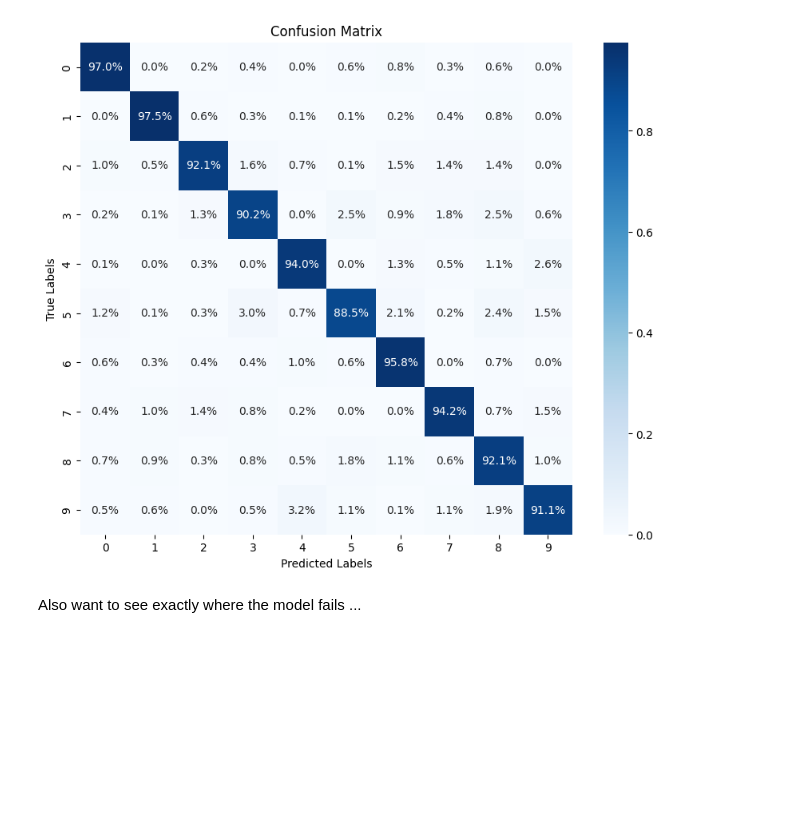
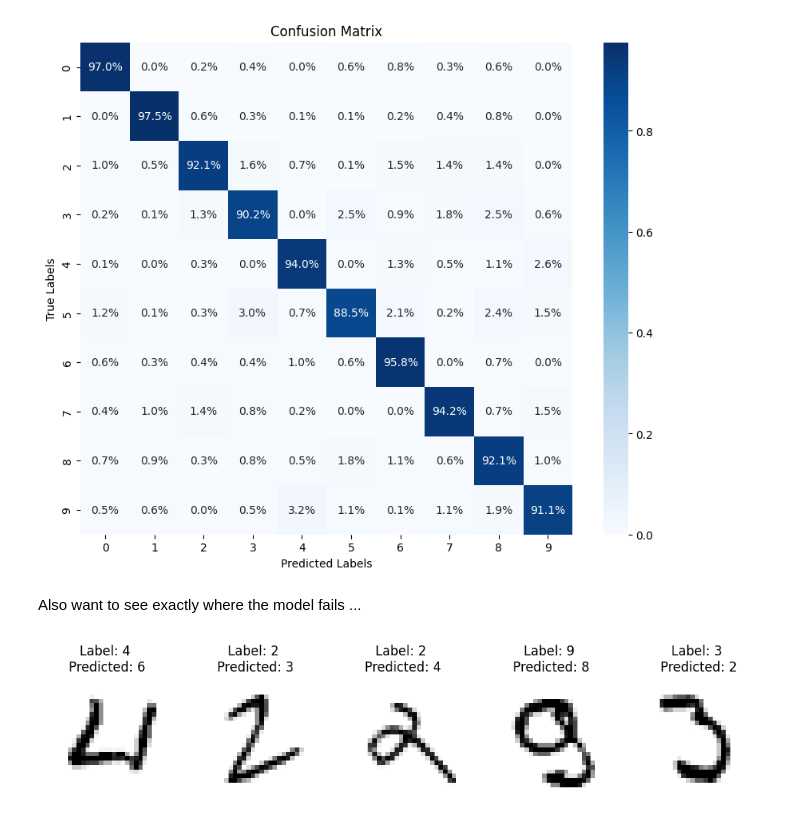
Before and after one commit to jonatanwins/Project3_FYS_STK4155, a Jupyter notebook: Runs/tensorflow_mnist.ipynb, the cells around one changed output. Saved outputs shown, nothing was run; the diff lists cells and outputs as text; code cells hidden in the pictures; blank space fills up the shorter version.

```diff
--- a/Runs/tensorflow_mnist.ipynb
+++ b/Runs/tensorflow_mnist.ipynb
@@ -90,7 +64,14 @@ def accuracy_method(model):
 # %%
+def softmax(out):
+    # Softmax to get probabilities TODO: MULIG SLICINGA FUCKER OPP
+    return jnp.exp(out) / jnp.sum(jnp.exp(out), axis=-1)[:, None]
+
+
 def single_run(X_train, X_test, y_train, y_test,
-               lr, lam, hidden_layer_num, node_per_hidden, hidden_activation,
-               epochs=300, test_index=None, plot_or_not=False):
+               lr, lam, hidden_layer_num, node_per_hidden,
+               hidden_activation, output_activation=softmax,
+               epochs=300, batches=5,
+               test_index=None, plot_or_not=False, result_filepath=None):
 
     """
     Performs a training with the given parameter
@@ -101,17 +82,22 @@ def single_run(X_train, X_test, y_train, y_test,
     # Initialise beta and create the model
     layer_list = [X_train.shape[1]] + [node_per_hidden]*hidden_layer_num + [y_train.shape[1]]
     beta0 = _beta_init(layer_list)
-    model = jit(get_neural_network_model(hidden_layer_num ,activation=hidden_activation))
+    model = jit(get_neural_network_model(hidden_layer_num,activation=hidden_activation,
+                                         output_activation=output_activation))
 
     # Create gradient from loss function. Ridge loss lets us use MSE by lam=0
-    loss_func = jit(ridge_loss_method(model=model, lam=lam))
+    # loss_func = jit(ridge_loss_method(model=model, lam=lam))
+    loss_func = jit(cross_entropy_loss_method(model=model, lam=lam))
     loss_grad = jit(grad(loss_func))
 
     # MSE loss function for evaluation
     test_func = jit(MSELoss_method(model))
+    test_func = loss_func
 
     # Perform training. We use adam, add the test index
-    result = SGD_adam(X_train, y_train, X_test, y_test, grad_method=loss_grad,beta0=beta0, n_epochs=epochs,
+    result = SGD_adam(X_train, y_train, X_test, y_test,
+                      grad_method=loss_grad,beta0=beta0,
+                      n_epochs=epochs, n_batches=batches,
                       test_loss_func= test_func, lr=lr)
     result.update({"test_index":test_index, "model":model, "X_test":X_test, "y_test":y_test})
 
@@ -119,11 +105,23 @@ def single_run(X_train, X_test, y_train, y_test,
         plot_test_results(result["test_loss_list"], result["train_loss_list"], 5, ylabel="MSE")
 
     # Add accuracy scores
-    result["test_accuracy"] = accuracy_method(model)(result["beta_final"], X_test, y_test)
-    result["train_accuracy"] = accuracy_method(model)(result["beta_final"], X_train, y_train)
+    result["test_accuracy"]  = accuracy_func(model, result["beta_final"], X_test, y_test)
+    result["train_accuracy"] = accuracy_func(model, result["beta_final"], X_train, y_train)
 
     # Also store the model for later use
     result["model"] = model
+
+    if result_filepath:
+        _list_to_store = [{"test_accuracy"     : result["test_accuracy"],
+                           "train_accuracy"    : result["train_accuracy"],
+                           "lr"                : lr,
+                           "lam"               : lam,
+                           "epochs"            : epochs,
+                           "hidden_layer_num"  : hidden_layer_num,
+                           "node_per_hidden"   : node_per_hidden,
+                           "hidden_activation" : hidden_activation.__name__}]
+        print(_list_to_store)
+        append_run_to_file(result_filepath, _list_to_store)
 
     return result
 
@@ -131,7 +129,8 @@ epochs = 300
 result = single_run(X_train, X_test, y_train, y_test,
                     lr=0.01, lam=0.0001, hidden_layer_num=5,
                     node_per_hidden=40, hidden_activation=nn.sigmoid,
-                    epochs=epochs, plot_or_not=True)
+                    epochs=epochs, plot_or_not=True,
+                    result_filepath="test.json")
 
 print("test: ", result["test_accuracy"])
 print("train: ", result["train_accuracy"])
@@ -254,16 +255,18 @@ Also want to see exactly where the model fails ...
 # %%
 # Format the faulty predictions back
 indeces = nums_gt != nums_pred
-imgs = [img.reshape(8, 8) for img in X_test[indeces]]
+imgs = [img.reshape(28, 28) for img in X_test[indeces]]
 labels_pred = nums_pred[indeces]
 labels_gt   = nums_gt[indeces]
 
 # Plot the 5 first
 for i, img in enumerate(imgs[0:5]):
 
     plt.subplot(1, 5, i+1)
     plt.axis('off')
     plt.imshow(img, cmap=plt.cm.gray_r, interpolation='nearest')
     plt.title(f"Label: {labels_gt[i]} \nPredicted: {labels_pred[i]}")
 
 plt.show()
+# %% [output]
+[figure, added]
```
Also changed, not shown: parts of 11 cells of this notebook, 8 other files.
